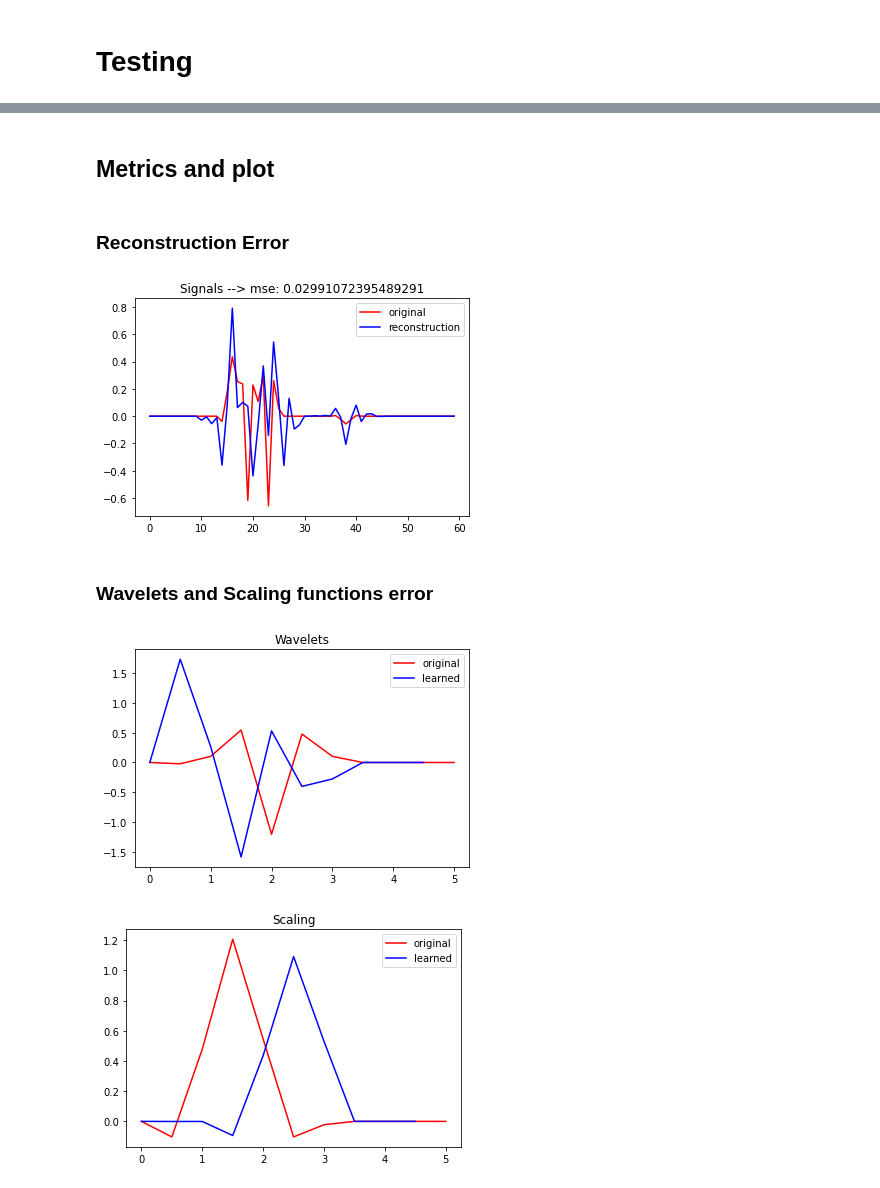
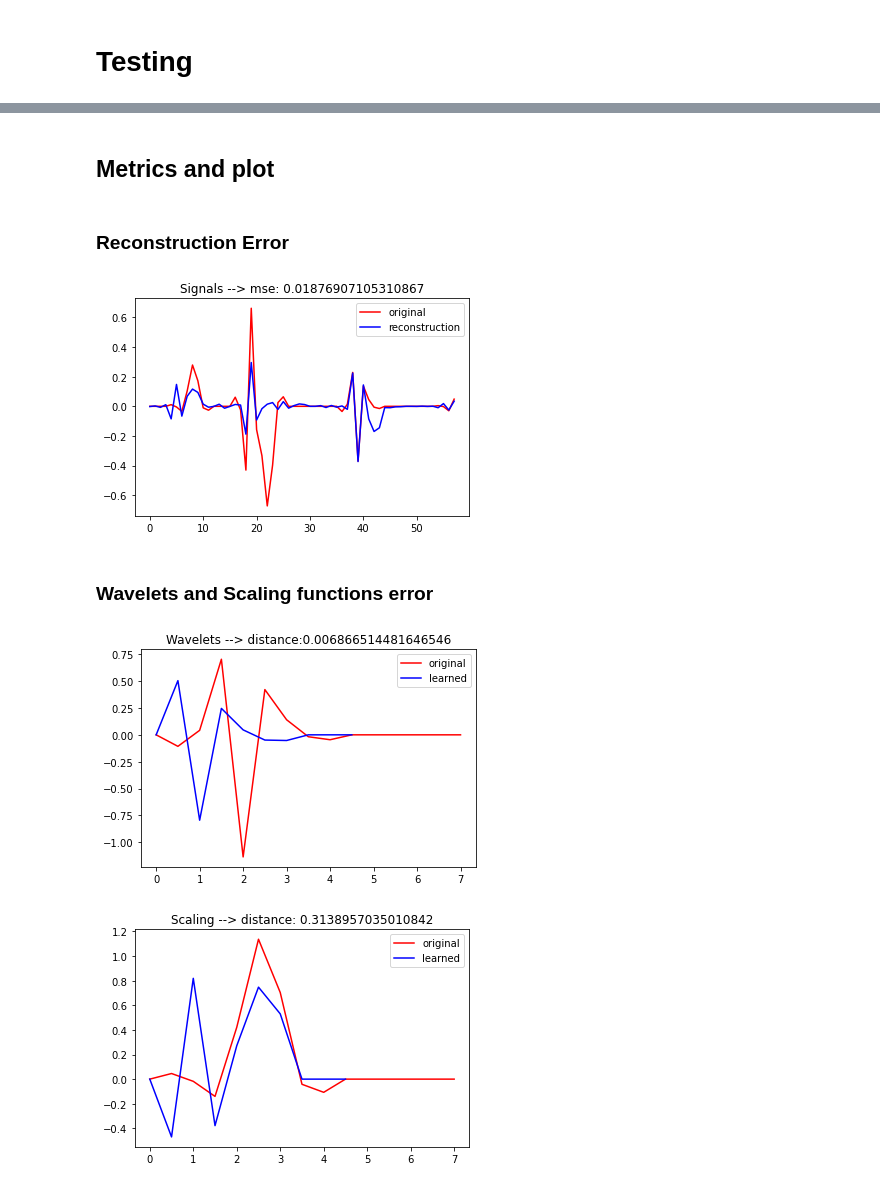
Before and after one commit to Carlitonchin/Learning-Wavelets-with-CNN, a Jupyter notebook: code.ipynb, the cells around one changed output, grey strips where cells are left out. Cells and saved outputs as stored; diff of their text form; code cells hidden in the pictures.

Commit message:
distance between filters added

```diff
--- a/code.ipynb
+++ b/code.ipynb
@@ -213,0 +197,24 @@ def generate_signal(length, familie):
+# %%
+def dist(f1, f2):
+    max_l = max(len(f1), len(f2))
+    min_l = min(len(f1), len(f2))
+    diff = max_l - min_l
+    best_i = 0
+
+    if len(f1) == min_l:
+        f1 = np.concatenate([f1, np.zeros(diff)])
+
+    if len(f2) == min_l:
+        f2 = np.concatenate([f2, np.zeros(diff)])
+
+    distance = math.inf
+    f1_norm2 = np.sqrt(np.sum(f1**2))
+    f2_norm2 = np.sqrt(np.sum(f2**2))
+    for i in range(max_l):
+        current = 1 - (f1.dot(np.roll(f2,i))/(f1_norm2 * f2_norm2))
+        if current < distance:
+            distance = current
+            best_i = i
+
+    f2 = np.roll(f2, best_i)
+    return distance
@@ -220,5 +246,5 @@ print(pywt.wavelist('coif'))
 # %%
-w = 'coif1'
+w = 'sym4'
 wavelet = pywt.Wavelet(w)
 print("is orthogonal?",wavelet.orthogonal)
 wavelet.dec_len
@@ -255,7 +281,7 @@ Best Loss 3.8006881143467646
-# %% [markdown]
-## Metrics and plot
-# %% [markdown]
- ### Reconstruction Error
+# %% [markdown]
+## Metrics and plot
+# %% [markdown]
+ ### Reconstruction Error
 # %%
 p = model.predict(x)
 mse = mean_squared_error(p,x)
@@ -266,27 +292,27 @@ plt.legend()
 plt.title("Signals -->" + " mse: " + str(mse))
 print()
 # %% [output]
-[figure, old version]
+[figure, new version]
-# %% [markdown]
-### Wavelets and Scaling functions error
+# %% [markdown]
+### Wavelets and Scaling functions error
 # %%
 [phi_d,psi_d,phi_r,psi_r,al] = model.wavelet().wavefun(level=1)
 [phi, psi, ao] = pywt.Wavelet(w).wavefun(level=1)
 lo = np.arange(len(ao))
 plt.figure(1)
 plt.plot(ao, psi, c = 'r', label="original")
 plt.plot(al,psi_d, c='b', label='learned')
-plt.title("Wavelets")
+plt.title("Wavelets --> distance:" + str(dist(psi, psi_d)))
 plt.legend()
 
 plt.figure(2)
-plt.title("Scaling")
+plt.title("Scaling --> distance: " +  str(dist(phi, phi_d)))
 plt.plot(ao, phi, c = 'r', label="original")
 plt.plot(al,phi_d, c='b', label='learned')
 plt.legend()
 
 
 print()
 # %% [output]
-[figure, old version]
+[figure, new version]
-[figure, old version]
+[figure, new version]
```
Also changed, not shown: parts of 29 cells of this notebook.
